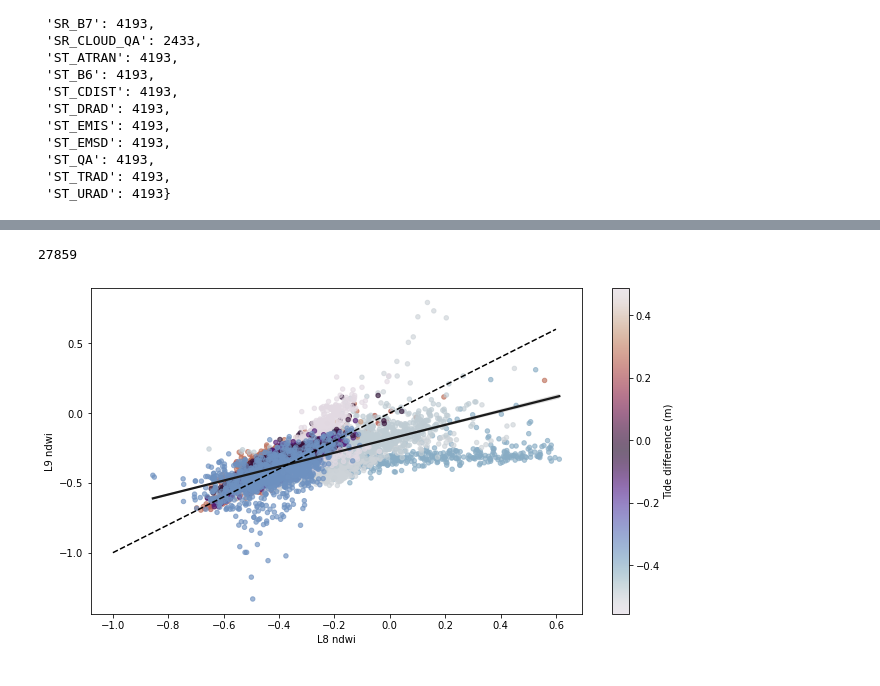
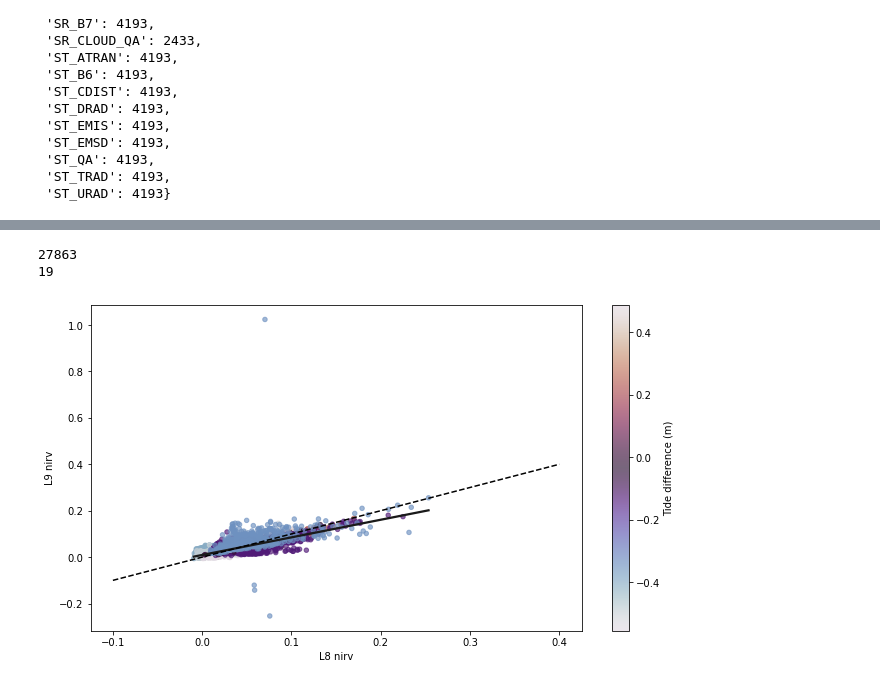
Before and after one commit to asajulien/PhD, a Jupyter notebook: Jupyter/Flats work/FLATS pairs and plots.ipynb, the cells around one changed output, grey strips where cells are left out. Cells and saved outputs as stored; diff of their text form; code cells hidden in the pictures.

```diff
--- a/Jupyter/Flats work/FLATS pairs and plots.ipynb
+++ b/Jupyter/Flats work/FLATS pairs and plots.ipynb
@@ -192,6 +203,9 @@ df1['Tide_B'] = df1['Date_B'].map(dictide).astype(float)
 df1 = df1[df1['Tide_A'].notna() & df1['Tide_B'].notna()]
 df1['Tide_diff'] = df1['Tide_B'] - df1['Tide_A']
 
+df1['Tidestatus_A'] = np.where(df1['Tide_A'] >= 0.75, 'Flood', 'Dry') #Crude way of doing this. Maybe flood, mid, dry?
+df1['Tidestatus_B'] = np.where(df1['Tide_B'] >= 0.75, 'Flood', 'Dry')
+
 df1
 # %% [output]
 |  | Unnamed: 0 | Image_x | Sensor_x | LS_x | Date_x | Date_A | Image_y | Sensor_y | LS_y | Date_y | ... |
@@ -217,8 +231,8 @@ def addTide(img):
 
 calibr = []
 for i in range(len(df57)):
-    x = ee.Image(addFLATSL5(addphenoL5(addndwiL5(maskL5sr(ee.Image(df57.loc[i, 'Image_x']))))))
-    y = ee.Image(addFLATSL5(addphenoL5(addndwiL5(maskL5sr(ee.Image(df57.loc[i, 'Image_y']))))))
+    x = ee.Image(addFLATSL5(addeviL5(addnirvL5(addphenoL5(addndwiL5(maskL5sr(ee.Image(df57.loc[i, 'Image_x']))))))))
+    y = ee.Image(addFLATSL5(addeviL5(addnirvL5(addphenoL5(addndwiL5(maskL5sr(ee.Image(df57.loc[i, 'Image_y']))))))))
     combined_image = addTide(x.addBands(y).set({'tidediff':df57.loc[i, 'Tide_diff']}))
     try:
         region = dissolve_ga #flux_ga vs. dissolve_ga
@@ -232,7 +246,7 @@ for i in range(len(df57)):
         except Exception:
             continue
 
-calibr_list = pd.concat(calibr)
+calibr_list = pd.concat(calibr) #239 pairs of dates
 # %%
 import seaborn as sns
 
@@ -270,8 +288,8 @@ def addTide(img):
 
 calibr2 = []
 for i in range(332,585): #Again, this range changes when NaN tide rows are filtered out
-    x = ee.Image(addFLATSL5(addphenoL5(addndwiL5(maskL5sr(ee.Image(df78.loc[i, 'Image_x']))))))
-    y = ee.Image(addFLATSL5(addphenoL5(addndwiL5(maskL5sr(ee.Image(df78.loc[i, 'Image_y']))))))
+    x = ee.Image(addFLATSL5(addeviL5(addnirvL5(addphenoL5(addndwiL5(maskL5sr(ee.Image(df78.loc[i, 'Image_x']))))))))
+    y = ee.Image(addFLATS(addevi(addnirv(addpheno(addndwi(maskL5sr(ee.Image(df78.loc[i, 'Image_y']))))))))
     combined_image = addTide(x.addBands(y).set({'tidediff':df78.loc[i, 'Tide_diff']}))
     try:
         region = dissolve_ga
@@ -285,7 +303,7 @@ for i in range(332,585): #Again, this range changes when NaN tide rows are filte
         except Exception:
             continue
 
-calibr_78 = pd.concat(calibr2)
+calibr_78 = pd.concat(calibr2) #171 unique pairs
 # %%
 calibr_78 = pd.concat(calibr2)
 
@@ -318,8 +338,8 @@ def addTide(img):
 
 calibr3 = []
 for i in range(585, len(df1)): #Again, this range changes when NaN tide rows are filtered out
-    x = ee.Image(addFLATSL5(addphenoL5(addndwiL5(maskL5sr(ee.Image(df89.loc[i, 'Image_x']))))))
-    y = ee.Image(addFLATSL5(addphenoL5(addndwiL5(maskL5sr(ee.Image(df89.loc[i, 'Image_y']))))))
+    x = ee.Image(addFLATS(addevi(addnirv(addpheno(addndwi(maskL5sr(ee.Image(df89.loc[i, 'Image_x']))))))))
+    y = ee.Image(addFLATS(addevi(addnirv(addpheno(addndwi(maskL5sr(ee.Image(df89.loc[i, 'Image_y']))))))))
     combined_image = addTide(x.addBands(y).set({'tidediff':df89.loc[i, 'Tide_diff']}))
     try:
         region = dissolve_ga
@@ -333,29 +353,31 @@ for i in range(585, len(df1)): #Again, this range changes when NaN tide rows are
         except Exception:
             continue
 
-calibr_89 = pd.concat(calibr3)
+calibr_89 = pd.concat(calibr3) #19 unique pairs
 # %%
 calibr_89 = pd.concat(calibr3)
 
-calibr_89 = calibr_89[calibr_89['ndwi'].between(-2, 2) & calibr_89['ndwi_1'].between(-2, 2)] #just getting rid of the outliers
-calibr_89 = calibr_89[calibr_89['tidedifference'].between(-0.02, 0.02)]
+# calibr_89 = calibr_89[calibr_89['ndwi'].between(-2, 2) & calibr_89['ndwi_1'].between(-2, 2)] #getting rid of the outliers
+# calibr_89 = calibr_89[calibr_89['tidedifference'].between(-0.02, 0.02)]
 
 fig, ax = plt.subplots()
 fig.set_size_inches(11, 6)
 
-points = plt.scatter(data = calibr_89, x = 'ndwi', y='ndwi_1',
+points = plt.scatter(data = calibr_89, x = 'nirv', y='nirv_1',
                      c="tidedifference", s=20, cmap="twilight", alpha=0.65)
 plt.colorbar(points, label = 'Tide difference (m)')
-sns.regplot(x='ndwi', y="ndwi_1", data=calibr_89, scatter=False, color=".1").set(xlabel='L8 ndwi', ylabel='L9 ndwi')
+sns.regplot(x='nirv', y="nirv_1", data=calibr_89, scatter=False, color=".1").set(xlabel='L8 nirv', ylabel='L9 nirv')
 
 # g.set_axis_labels("L8 ndwi", "L9 ndwi")
-plt.plot([-1, 0.6], [-1, 0.6], 'k--')
+plt.plot([-0.1, 0.4], [-0.1, 0.4], 'k--')
 
 # display(calibr_89)
 print(len(calibr_89))
+print(len(calibr_89['tidedifference'].unique()))
 # %% [output]
-27859
+27863
+19
-[figure, old version]
+[figure, new version]
 # %%
 df1.shape
 
```
Also changed, not shown: parts of 5 cells of this notebook, 3 other files.
